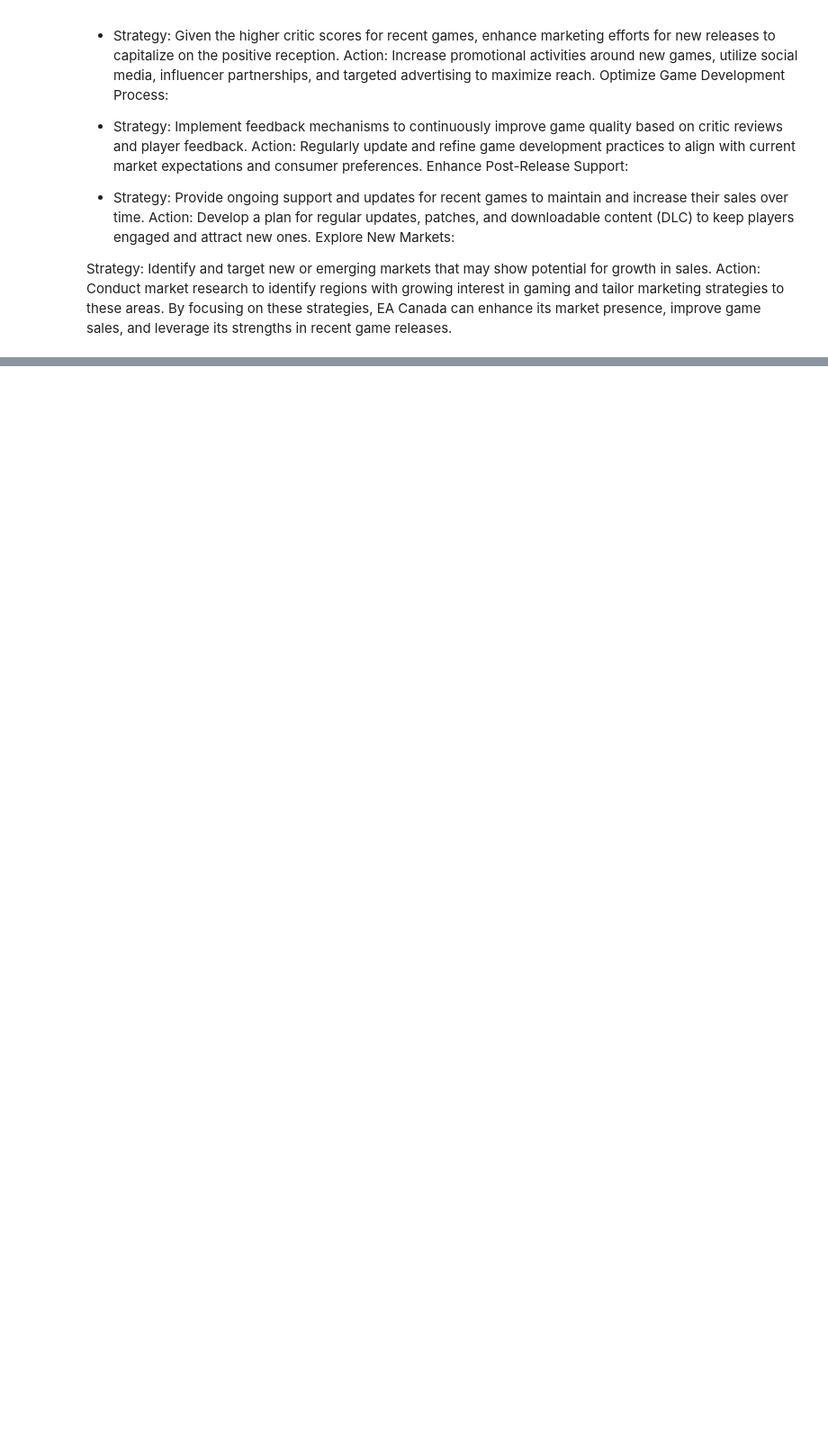
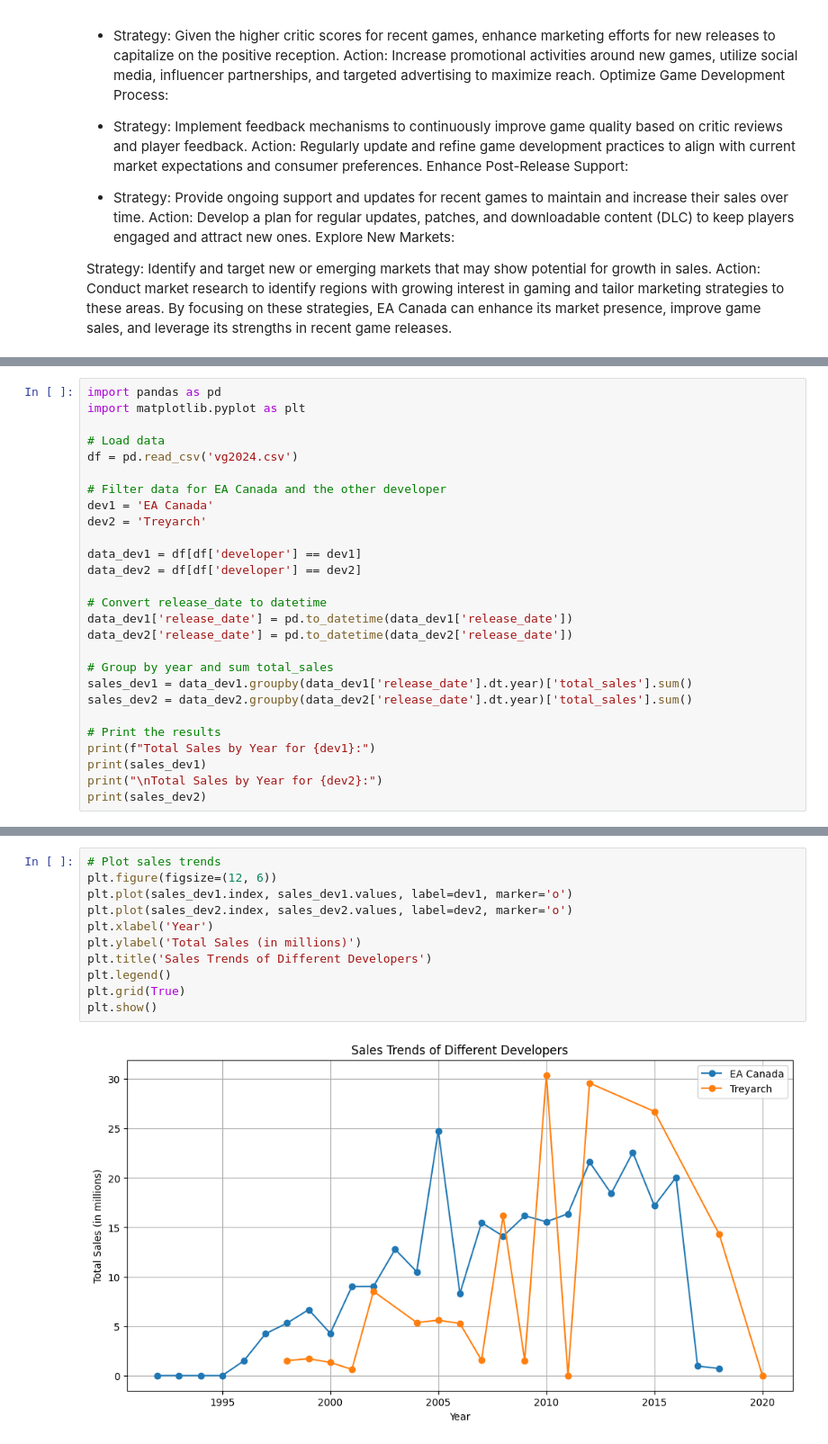
Before and after one commit to khansan111/Video-games, a Jupyter notebook: EA_GAMES_SALES.ipynb, the cells around one changed output, grey strips where cells are left out. Shown at 90% size. Drawn from its saved outputs; the diff is of its cells as text; blank space fills up the shorter version.

```diff
--- a/EA_GAMES_SALES.ipynb
+++ b/EA_GAMES_SALES.ipynb
@@ -841,0 +913,27 @@ By focusing on these strategies, EA Canada can enhance its market presence, impr
+# %%
+import pandas as pd
+import matplotlib.pyplot as plt
+
+# Load data
+df = pd.read_csv('vg2024.csv')
+
+# Filter data for EA Canada and the other developer
+dev1 = 'EA Canada'
+dev2 = 'Treyarch'
+
+data_dev1 = df[df['developer'] == dev1]
+data_dev2 = df[df['developer'] == dev2]
+
+# Convert release_date to datetime
+data_dev1['release_date'] = pd.to_datetime(data_dev1['release_date'])
+data_dev2['release_date'] = pd.to_datetime(data_dev2['release_date'])
+
+# Group by year and sum total_sales
+sales_dev1 = data_dev1.groupby(data_dev1['release_date'].dt.year)['total_sales'].sum()
+sales_dev2 = data_dev2.groupby(data_dev2['release_date'].dt.year)['total_sales'].sum()
+
+# Print the results
+print(f"Total Sales by Year for {dev1}:")
+print(sales_dev1)
+print("\nTotal Sales by Year for {dev2}:")
+print(sales_dev2)
@@ -841,0 +968,13 @@ By focusing on these strategies, EA Canada can enhance its market presence, impr
+# %%
+# Plot sales trends
+plt.figure(figsize=(12, 6))
+plt.plot(sales_dev1.index, sales_dev1.values, label=dev1, marker='o')
+plt.plot(sales_dev2.index, sales_dev2.values, label=dev2, marker='o')
+plt.xlabel('Year')
+plt.ylabel('Total Sales (in millions)')
+plt.title('Sales Trends of Different Developers')
+plt.legend()
+plt.grid(True)
+plt.show()
+# %% [output]
+[figure, added]
```
Also changed, not shown: parts of 12 cells of this notebook.
